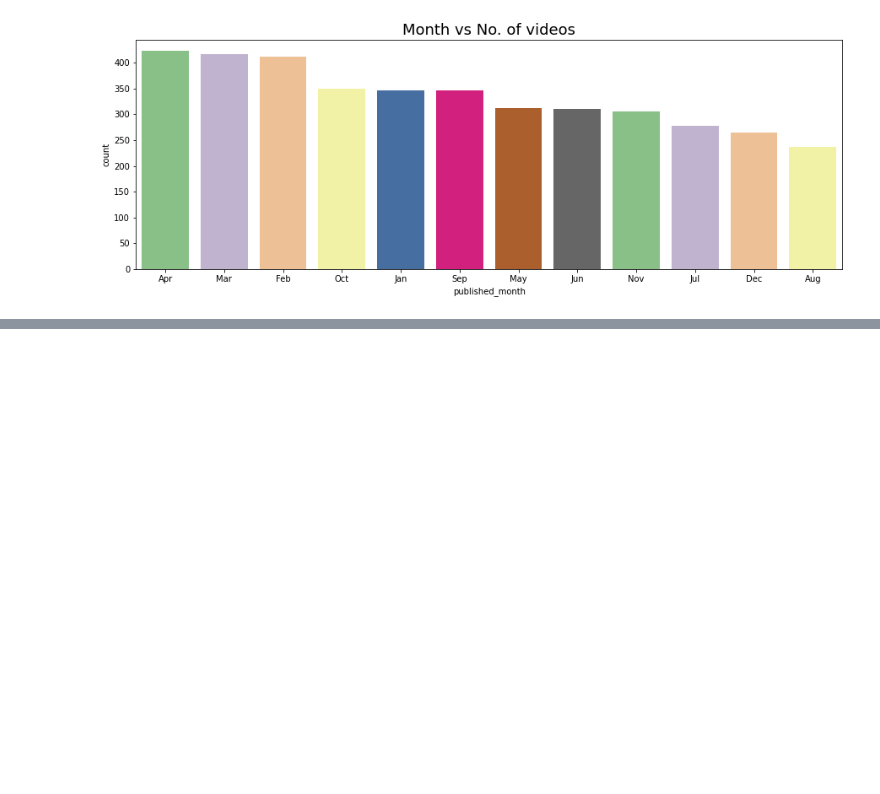
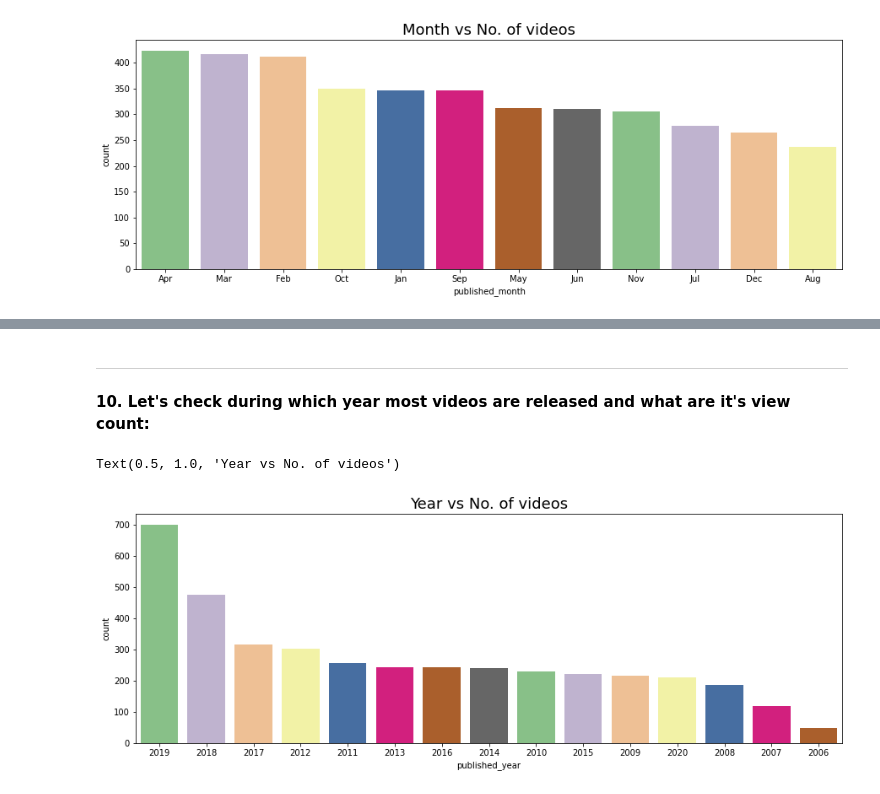
Before and after one commit to akshatraj1199/Ted-Talks-Views-Prediction, a Jupyter notebook: 1_Copy_of_Ted_Talks_Views_Prediction_Regression_Capstone_.ipynb, the cells around one changed output, grey strips where cells are left out. Drawn from its saved outputs; the diff is of its cells as text; code cells hidden in the pictures; blank space fills up the shorter version.

```diff
--- a/1_Copy_of_Ted_Talks_Views_Prediction_Regression_Capstone_.ipynb
+++ b/1_Copy_of_Ted_Talks_Views_Prediction_Regression_Capstone_.ipynb
@@ -604,0 +620,10 @@ Text(0.5, 1.0, 'Month vs No. of videos')
+# %% [markdown]
+*****
+**10.  Let's check during which year most videos are released and what are it's view count:**
+# %%
+# 10.1 Plot between Published Year with respect to No.of videos uploaded
+sns.countplot(data = tedtalk_df , x= 'published_year', palette ='Accent',order = tedtalk_df['published_year'].value_counts().index)
+plt.title('Year vs No. of videos',fontsize = 18)
+# %% [output]
+Text(0.5, 1.0, 'Year vs No. of videos')
+[figure, added]
```
Also changed, not shown: parts of 40 cells of this notebook.
